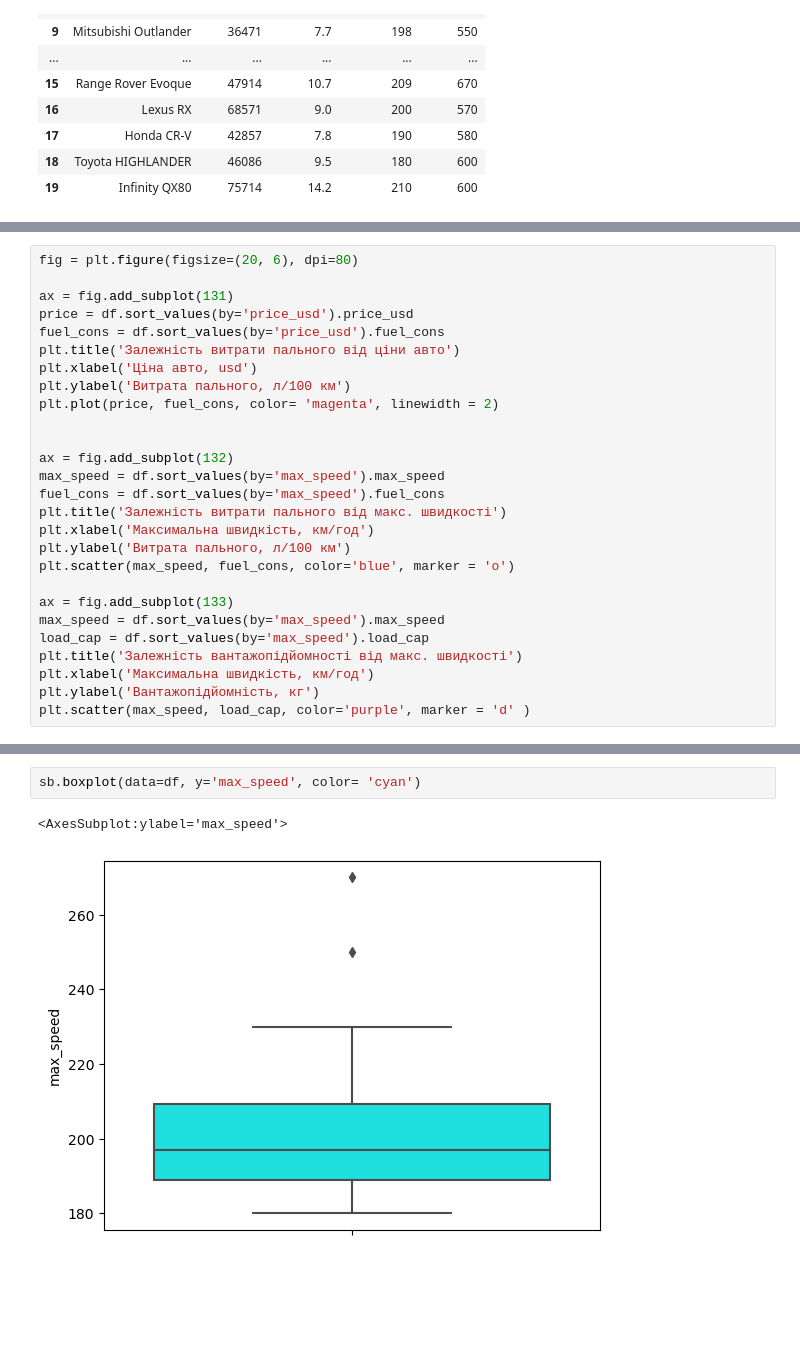
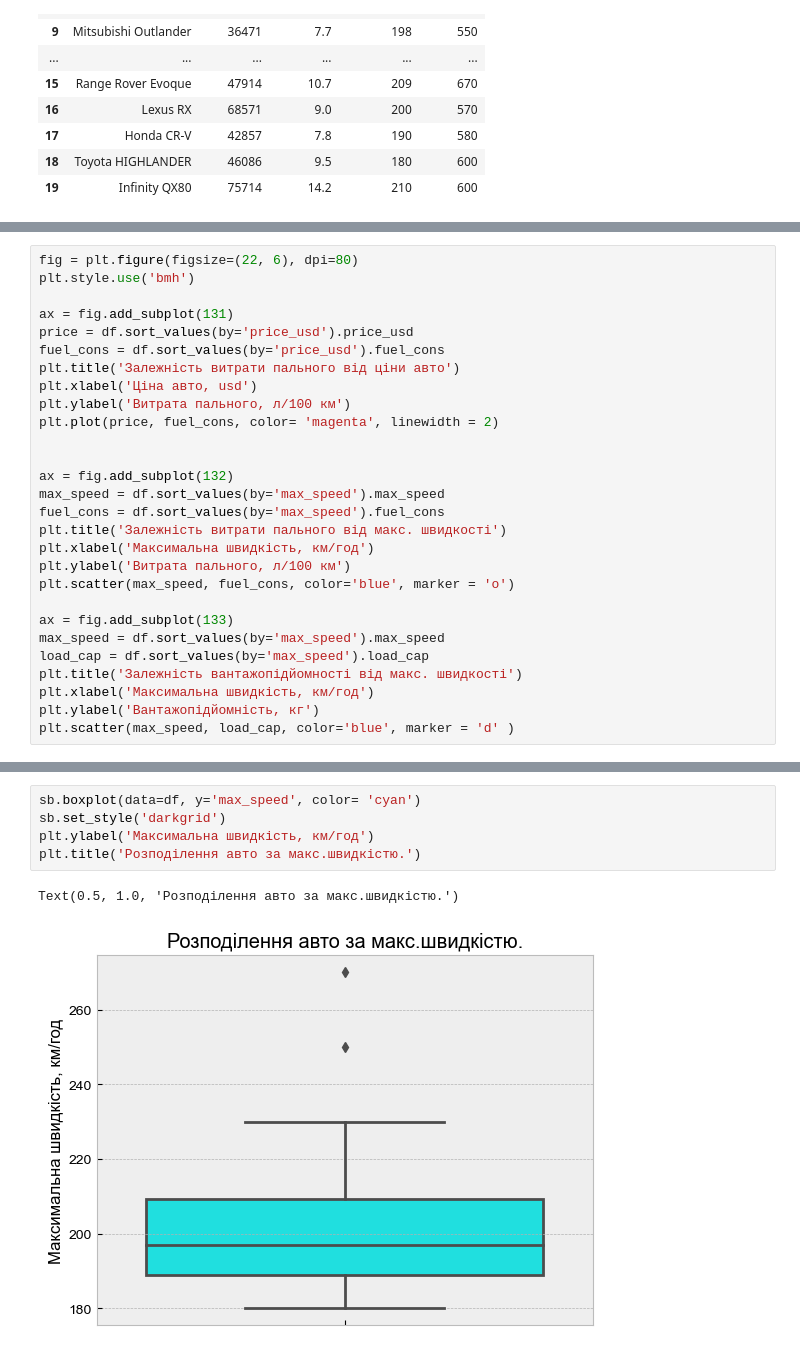
Before and after one commit to KotPetr/PDS2_Konst_Petrenko, a Jupyter notebook: Lesson_33/dz_33.ipynb, the cells around one changed output, grey strips where cells are left out. Cells and saved outputs as stored; diff of their text form; blank space fills up the shorter version.

```diff
--- a/Lesson_33/dz_33.ipynb
+++ b/Lesson_33/dz_33.ipynb
@@ -32,5 +37,6 @@ df
 # %%
-fig = plt.figure(figsize=(20, 6), dpi=80)
+fig = plt.figure(figsize=(22, 6), dpi=80)
+plt.style.use('bmh')
 
 ax = fig.add_subplot(131)
 price = df.sort_values(by='price_usd').price_usd
@@ -55,6 +61,6 @@ load_cap = df.sort_values(by='max_speed').load_cap
 plt.title('Залежність вантажопідйомності від макс. швидкості')
 plt.xlabel('Максимальна швидкість, км/год')
 plt.ylabel('Вантажопідйомність, кг')
-plt.scatter(max_speed, load_cap, color='purple', marker = 'd' )
+plt.scatter(max_speed, load_cap, color='blue', marker = 'd' )
 # %% [output]
 <matplotlib.collections.PathCollection at 0x...>
@@ -73,5 +84,8 @@ plt.hist(max_speed, 5, color='orange', width = 17)
 # %%
 sb.boxplot(data=df, y='max_speed', color= 'cyan')
+sb.set_style('darkgrid')
+plt.ylabel('Максимальна швидкість, км/год')
+plt.title('Розподілення авто за макс.швидкістю.')
 # %% [output]
-<AxesSubplot:ylabel='max_speed'>
+Text(0.5, 1.0, 'Розподілення авто за макс.швидкістю.')
-[figure, old version]
+[figure, new version]
```
Also changed, not shown: parts of 9 cells of this notebook, 1 other file.
